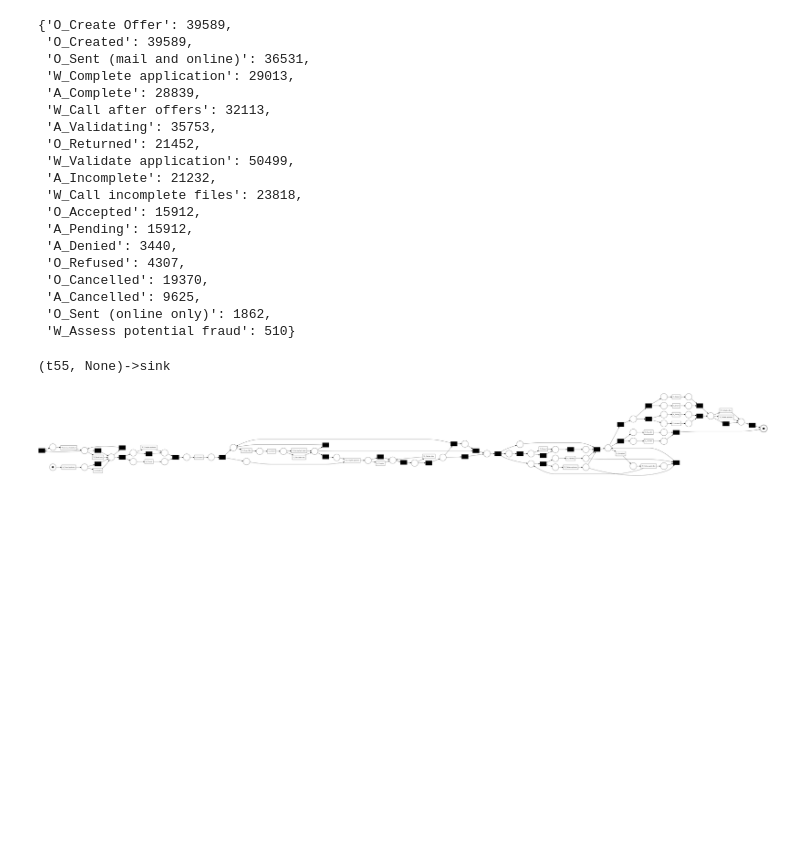
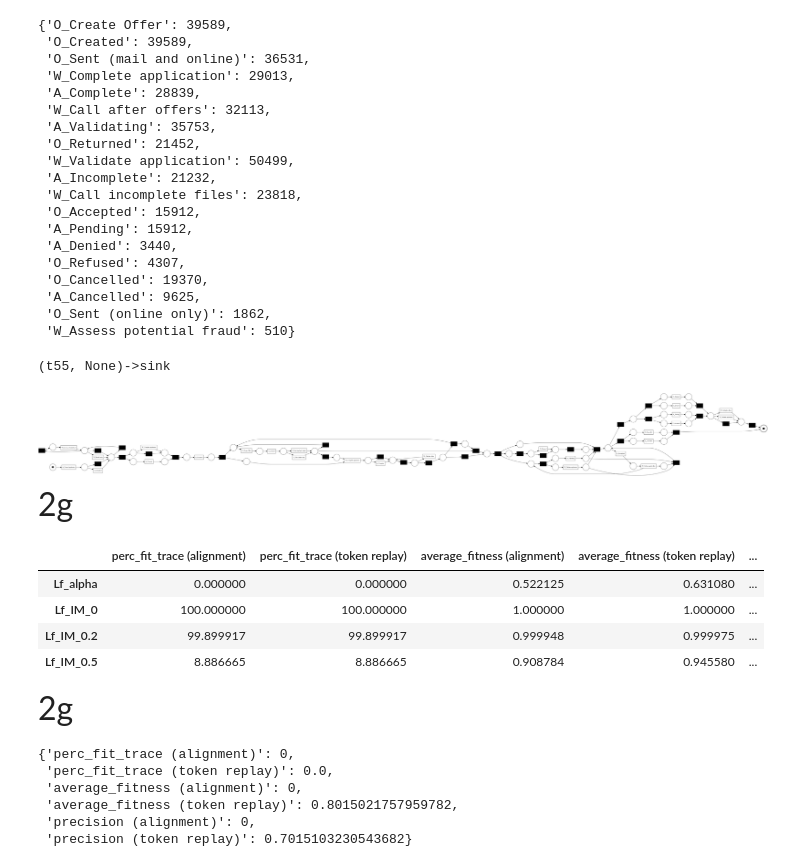
Before and after one commit to tranvutuan2001/APM2, a Jupyter notebook: notebook.ipynb, the cells around one changed output. Cells and saved outputs as stored; diff of their text form; code cells hidden in the pictures; blank space fills up the shorter version.

```diff
--- a/notebook.ipynb
+++ b/notebook.ipynb
@@ -657,3 +639,46 @@ pm4py.write_pnml(net, initial_marking, final_marking, "M_hand.pnml")
 pm4py.view_petri_net(net, initial_marking, final_marking)
 # %% [output]
 [figure]
+# %% [markdown]
+<font size="6">2g</font>
+# %%
+algos = [('alpha', ''), ('IM', 0), ('IM', 0.2), ('IM', 0.5)]
+index_2g = []
+result_2g = dict()
+for algo, noise_threshold in algos:
+    if algo == 'alpha':
+        index_2g.append('Lf_alpha')
+        net, im, fm = pm4py.discover_petri_net_alpha(log_filtered)
+    else:
+        index_2g.append(f"Lf_IM_{noise_threshold}")
+        net, im, fm = pm4py.discover_petri_net_inductive(log_filtered, noise_threshold)
+
+    pm4py.write_pnml(net, im, fm, f'./pnml/2g-Lf-{algo}-{noise_threshold}.pnml')
+    fitness_dict = fitness_and_precision_calculator(net, im, fm, log_filtered)
+    for key in fitness_dict:
+        if key in result_2g:
+            result_2g[key].append(fitness_dict[key])
+        else:
+            result_2g[key] = [fitness_dict[key]]
+
+    simplicity, generalization = simplicity_and_generalization_calculator(net, im, fm, log_filtered)
+    if 'simplicity' in result_2g:
+        result_2g['simplicity'].append(simplicity)
+    else:
+        result_2g['simplicity'] = [simplicity]
+
+    if 'generalization' in result_2g:
+        result_2g['generalization'].append(generalization)
+    else:
+        result_2g['generalization'] = [generalization]
+# %%
+df_stats_2g = pd.DataFrame(result_2g, index=index_2g)
+df_stats_2g
+# %% [output]
+|  | perc_fit_trace (alignment) | perc_fit_trace (token replay) | average_fitness (alignment) | average_fitness (token replay) | ... |
+| Lf_alpha | 0.000000 | 0.000000 | 0.522125 | 0.631080 | ... |
+| Lf_IM_0 | 100.000000 | 100.000000 | 1.000000 | 1.000000 | ... |
+| Lf_IM_0.2 | 99.899917 | 99.899917 | 0.999948 | 0.999975 | ... |
+| Lf_IM_0.5 | 8.886665 | 8.886665 | 0.908784 | 0.945580 | ... |
+# %% [markdown]
+<font size="6">2g</font>
@@ -659,0 +689,13 @@ pm4py.view_petri_net(net, initial_marking, final_marking)
+# %%
+# Calculate fitness and precision
+models = ['M_hand', 'M_auto']
+cols = dict()
+stat_hand = fitness_and_precision_calculator(net_hand, im_hand, fm_hand, log_filtered)
+stat_hand
+# %% [output]
+{'perc_fit_trace (alignment)': 0,
+ 'perc_fit_trace (token replay)': 0.0,
+ 'average_fitness (alignment)': 0,
+ 'average_fitness (token replay)': 0.8015021757959782,
+ 'precision (alignment)': 0,
+ 'precision (token replay)': 0.7015103230543682}
```
Also changed, not shown: parts of 3 cells of this notebook, 5 other files.
